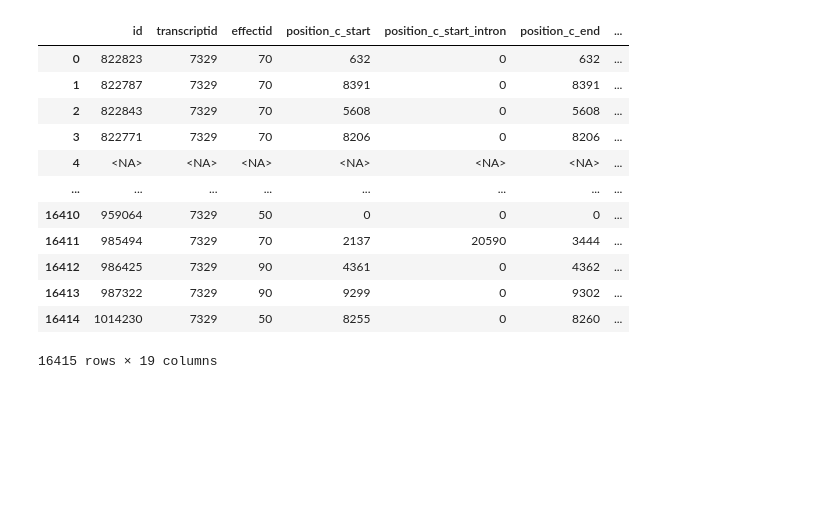
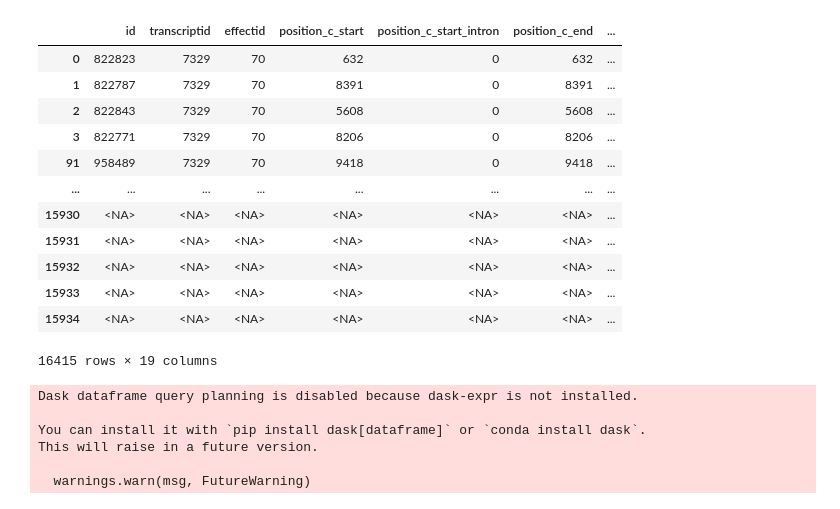
Before and after one commit to Strexas/kath, a Jupyter notebook: app/back_end/tools/revel/revel_test.ipynb, the cells around one changed output. Cells and saved outputs as stored; diff of their text form; code cells hidden in the pictures; blank space fills up the shorter version.

```diff
--- a/app/back_end/tools/revel/revel_test.ipynb
+++ b/app/back_end/tools/revel/revel_test.ipynb
@@ -4,21 +4,22 @@ import importlib
 # %%
 data = pd.read_csv('lovd_gnomad.csv')
 data = data.convert_dtypes()
+data.sort_values(by="hg38_gnomad_format", inplace=True)
 
 display(data)
 # %% [output]
 |  | id | transcriptid | effectid | position_c_start | position_c_start_intron | position_c_end | ... |
 | 0 | 822823 | 7329 | 70 | 632 | 0 | 632 | ... |
 | 1 | 822787 | 7329 | 70 | 8391 | 0 | 8391 | ... |
 | 2 | 822843 | 7329 | 70 | 5608 | 0 | 5608 | ... |
 | 3 | 822771 | 7329 | 70 | 8206 | 0 | 8206 | ... |
-| 4 | <NA> | <NA> | <NA> | <NA> | <NA> | <NA> | ... |
+| 91 | 958489 | 7329 | 70 | 9418 | 0 | 9418 | ... |
 | ... | ... | ... | ... | ... | ... | ... | ... |
-| 16410 | 959064 | 7329 | 50 | 0 | 0 | 0 | ... |
-| 16411 | 985494 | 7329 | 70 | 2137 | 20590 | 3444 | ... |
-| 16412 | 986425 | 7329 | 90 | 4361 | 0 | 4362 | ... |
-| 16413 | 987322 | 7329 | 90 | 9299 | 0 | 9302 | ... |
-| 16414 | 1014230 | 7329 | 50 | 8255 | 0 | 8260 | ... |
+| 15930 | <NA> | <NA> | <NA> | <NA> | <NA> | <NA> | ... |
+| 15931 | <NA> | <NA> | <NA> | <NA> | <NA> | <NA> | ... |
+| 15932 | <NA> | <NA> | <NA> | <NA> | <NA> | <NA> | ... |
+| 15933 | <NA> | <NA> | <NA> | <NA> | <NA> | <NA> | ... |
+| 15934 | <NA> | <NA> | <NA> | <NA> | <NA> | <NA> | ... |
 16415 rows × 19 columns
 # %%
 from revel import get_single_revel_score
@@ -52,6 +53,13 @@ def assign_revel_scores(data:pd.DataFrame):
                 data.loc[i, 'REVEL'] = pd.NA
                 print(f"Error in getting REVEL score for {hg38_gnomad_format}")
     return data
+# %% [output]
+Dask dataframe query planning is disabled because dask-expr is not installed.
+
+You can install it with `pip install dask[dataframe]` or `conda install dask`.
+This will raise in a future version.
+
+  warnings.warn(msg, FutureWarning)
 # %%
 name = get_single_revel_score(1, 35142, 'G', 'A')
 
```
Also changed, not shown: parts of 2 cells of this notebook, 1 other file.
